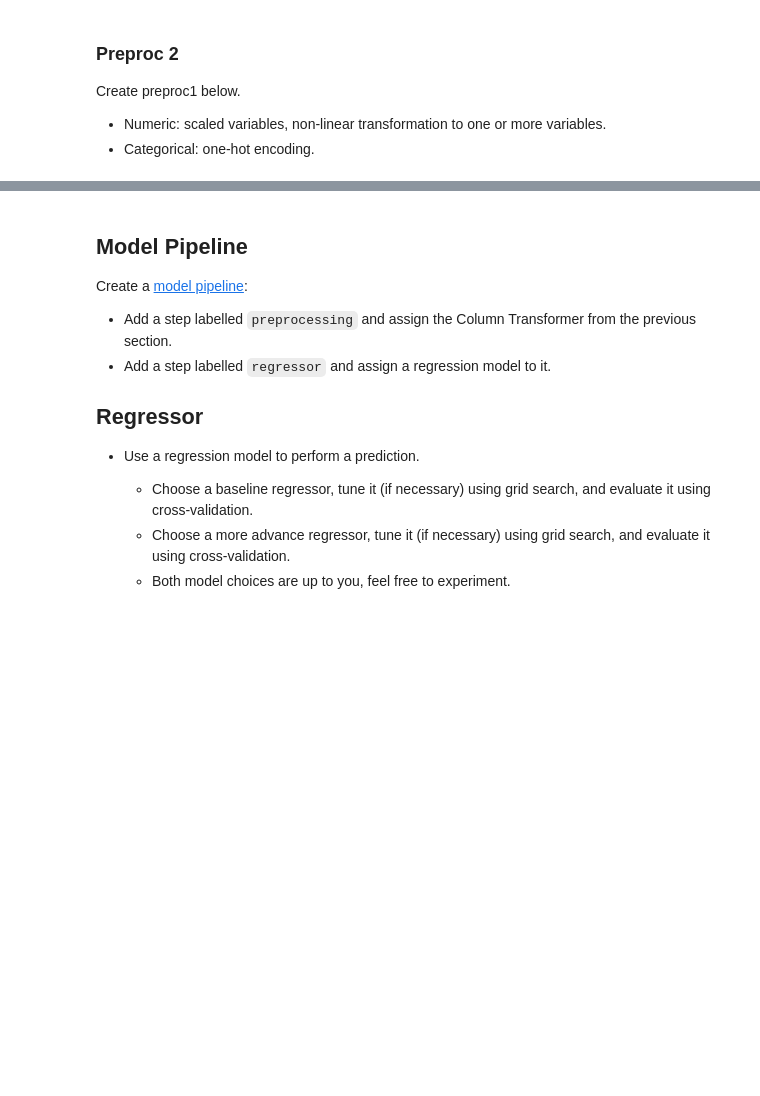
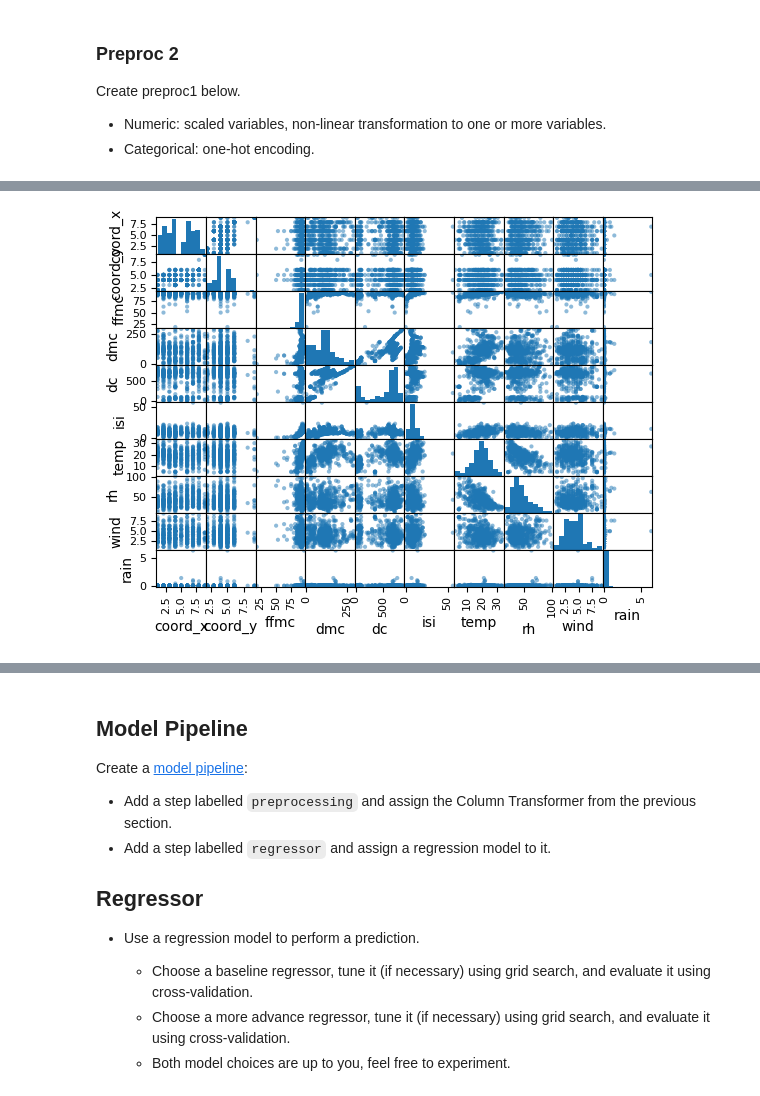
Before and after one commit to jseis/production, a Jupyter notebook: 02_activities/assignments/assignment_2.ipynb, the cells around one changed output, grey strips where cells are left out. Drawn from its saved outputs; the diff is of its cells as text; code cells hidden in the pictures; blank space fills up the shorter version.

```diff
--- a/02_activities/assignments/assignment_2.ipynb
+++ b/02_activities/assignments/assignment_2.ipynb
@@ -144,0 +169,5 @@ Create preproc1 below.
+# %%
+#X_train['dc'].apply(lambda x: np.log(1+x)).hist(bins=30)
+pd.plotting.scatter_matrix(X, diagonal='hist');
+# %% [output]
+[figure, added]
```
Also changed, not shown: parts of 9 cells of this notebook.
